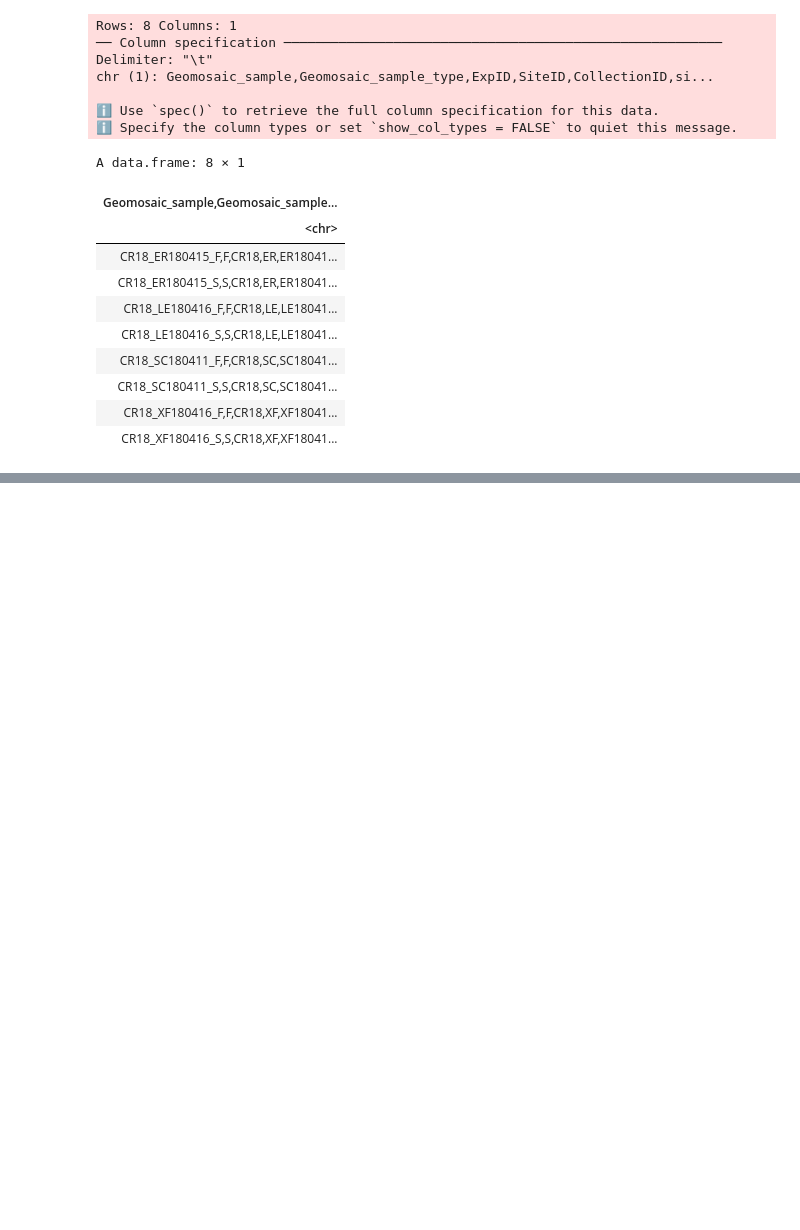
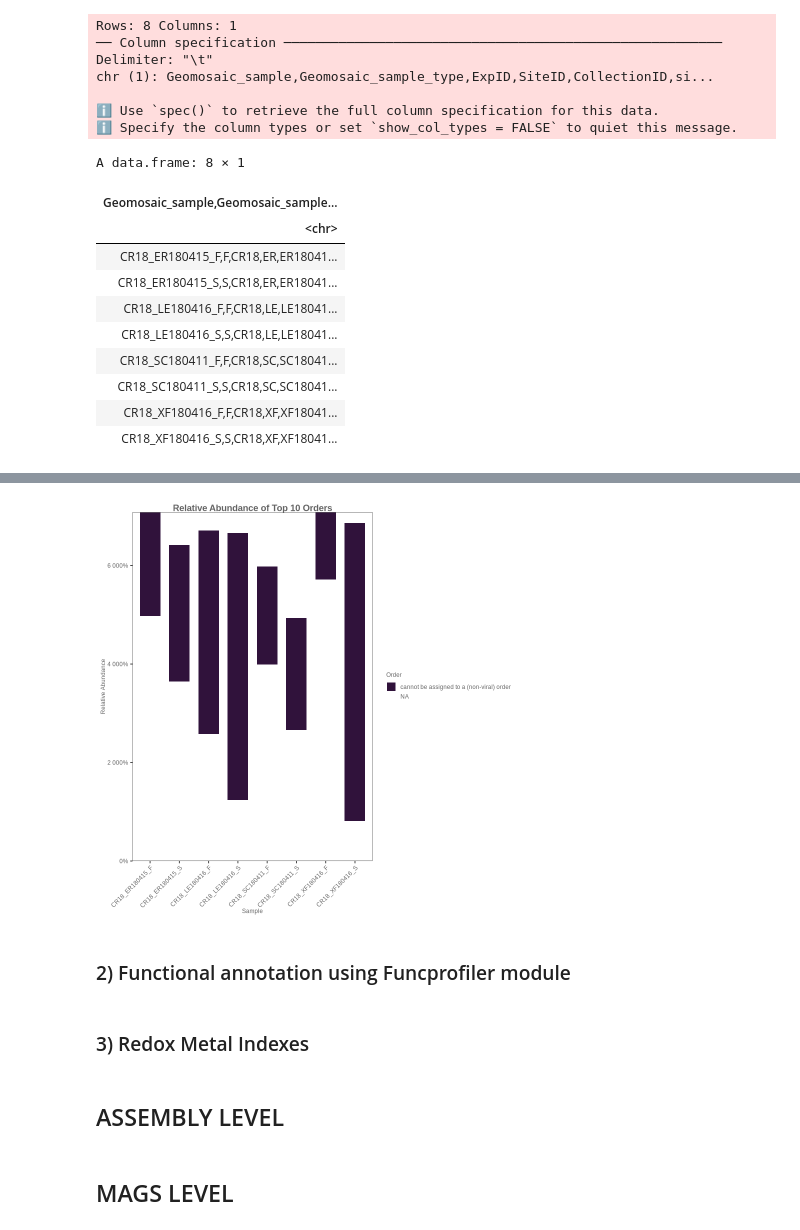
Before and after one commit to EdoT99/geomosaic_cookbook, a Jupyter notebook: geomosaic_cookbook.ipynb, the cells around one changed output, grey strips where cells are left out. Cells and saved outputs as stored; diff of their text form; code cells hidden in the pictures; blank space fills up the shorter version.

```diff
--- a/geomosaic_cookbook.ipynb
+++ b/geomosaic_cookbook.ipynb
@@ -208,0 +285,29 @@ print(plot_stacked)
+# %%
+# converting
+melt <- psmelt(family.top10.ra)
+
+plot_stacked <- ggplot(melt, aes(x = Sample, y = Abundance, fill = Family)) +
+
+  geom_bar(stat = "identity", position = "stack", width = 0.7) +
+  theme_glab() +
+  scale_y_continuous(labels = scales::percent, expand = c(0, 0)) +
+  scale_fill_viridis_d(option = "turbo") +
+  labs(
+    title = "Relative Abundance of Top 10 Orders",
+    x = "Sample",
+    y = "Relative Abundance",
+    fill = "Order"
+  ) +
+  theme(axis.text.x = element_text(angle = 45, hjust = 1))
+
+print(plot_stacked)
+# %% [output]
+[figure, added]
+# %% [markdown]
+### 2) Functional annotation using Funcprofiler module
+# %% [markdown]
+### 3) Redox Metal Indexes
+# %% [markdown]
+## ASSEMBLY LEVEL
+# %% [markdown]
+## MAGS LEVEL
```
Also changed, not shown: parts of 11 cells of this notebook, 2 other files.
